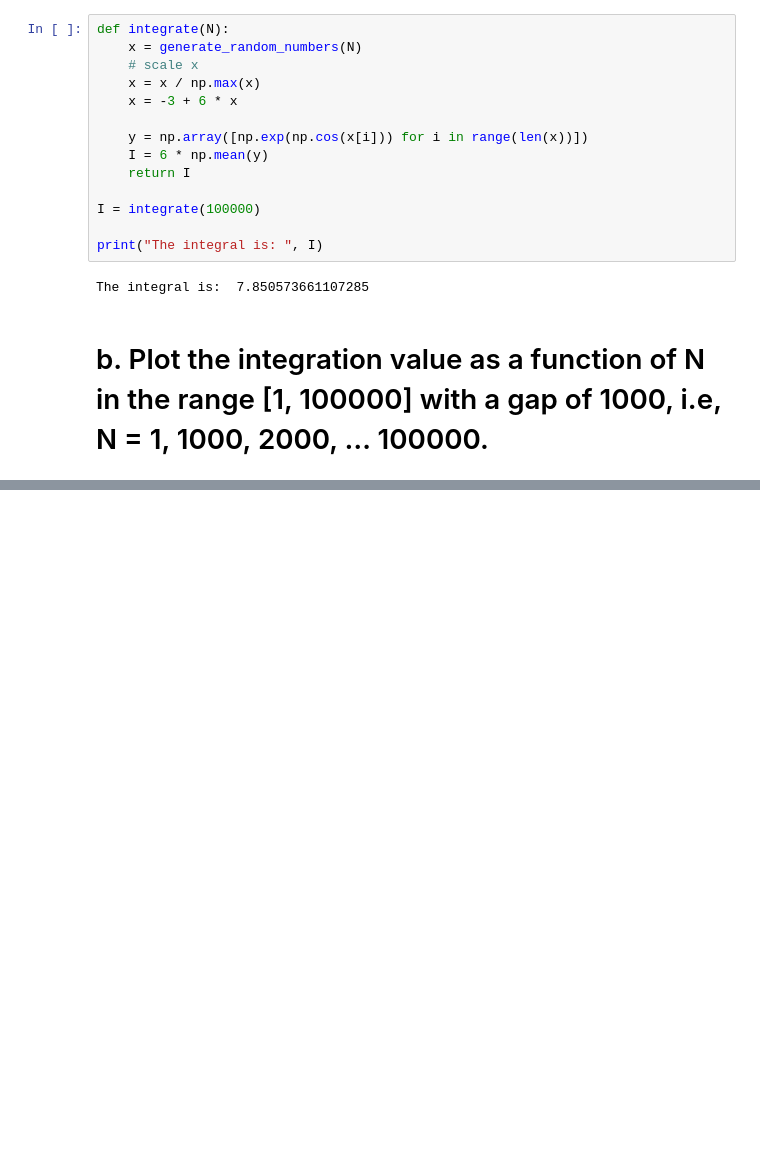
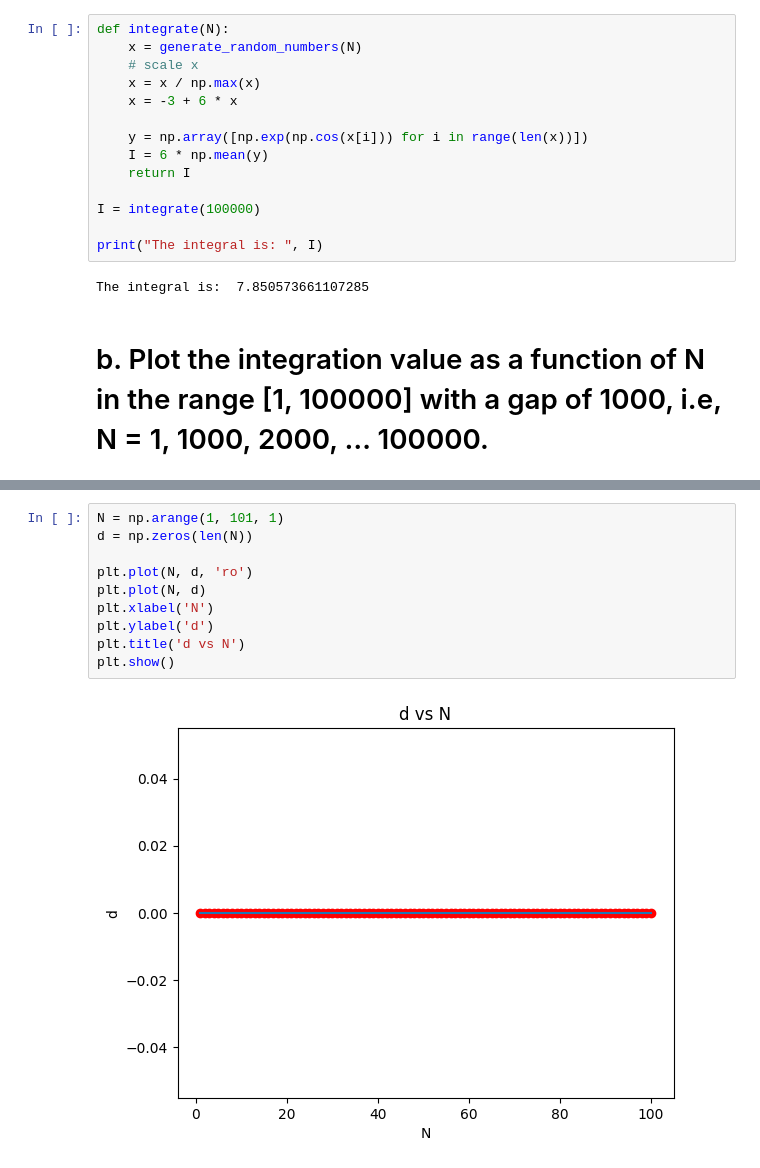
Before and after one commit to karthikprasanna/science2-assignment-2, a Jupyter notebook: code.ipynb, the cells around one changed output, grey strips where cells are left out. Drawn from its saved outputs; the diff is of its cells as text; blank space fills up the shorter version.

```diff
--- a/code.ipynb
+++ b/code.ipynb
@@ -104,0 +146,12 @@ plt.show()
+# %%
+N = np.arange(1, 101, 1)
+d = np.zeros(len(N))
+
+plt.plot(N, d, 'ro')
+plt.plot(N, d)
+plt.xlabel('N')
+plt.ylabel('d')
+plt.title('d vs N')
+plt.show()
+# %% [output]
+[figure, added]
```
Also changed, not shown: parts of 8 cells of this notebook.
